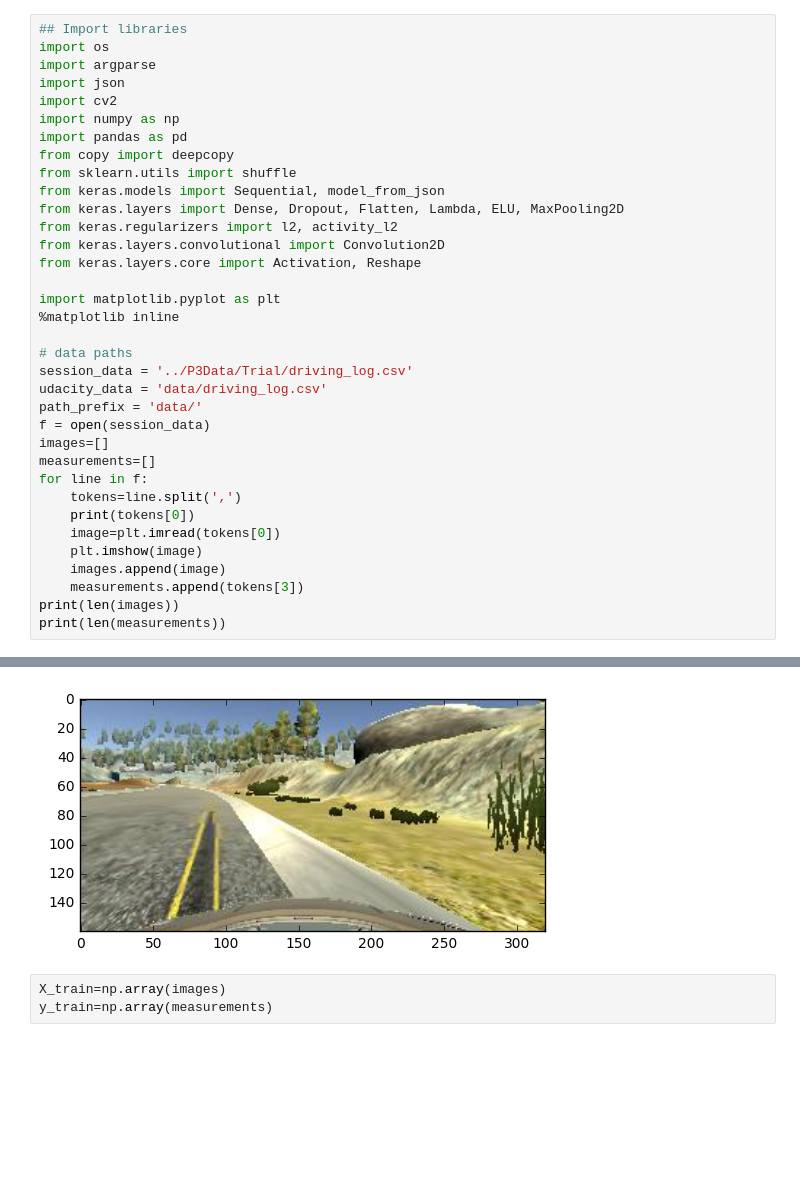
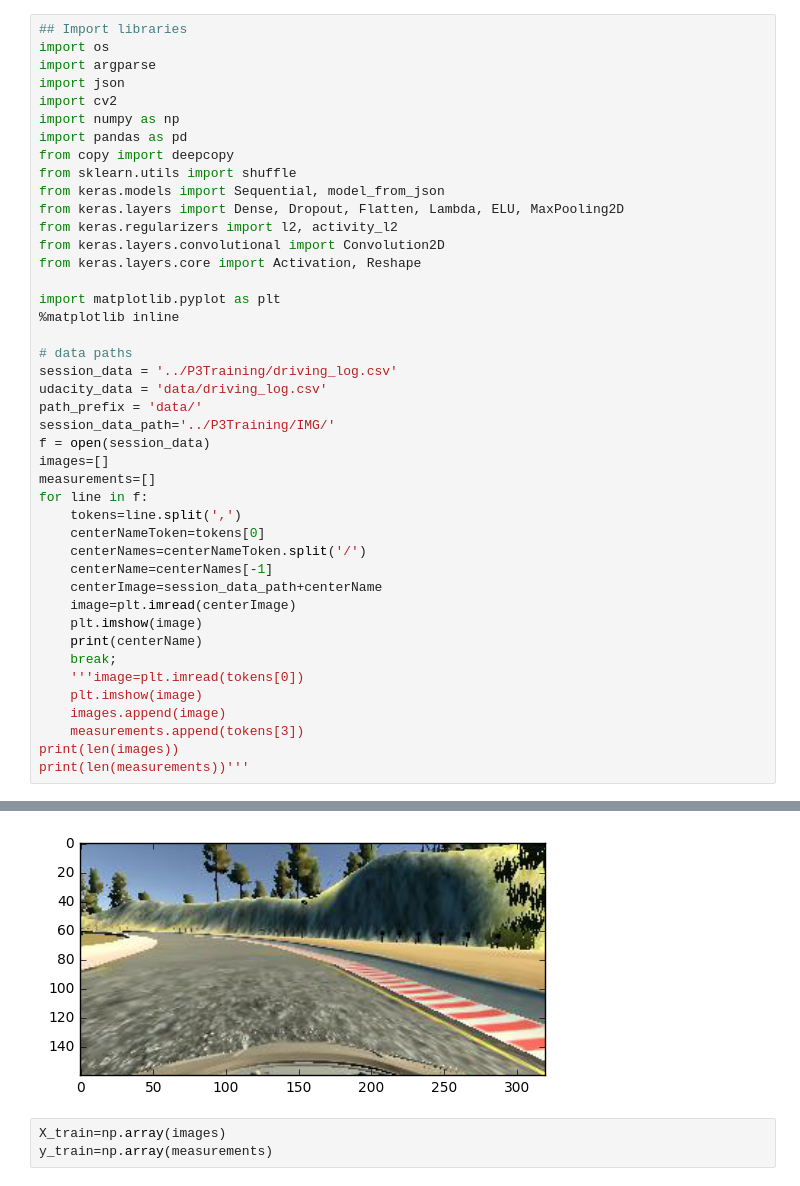
Before and after one commit to anshulee/CarND-Behavioral-Cloning-P3, a Jupyter notebook: MyModel.ipynb, the cells around one changed output, grey strips where cells are left out. Saved outputs shown, nothing was run; the diff lists cells and outputs as text; blank space fills up the shorter version.

Commit message:
generalized path

```diff
--- a/MyModel.ipynb
+++ b/MyModel.ipynb
@@ -18,19 +18,27 @@ import matplotlib.pyplot as plt
 %matplotlib inline
 
 # data paths
-session_data = '../P3Data/Trial/driving_log.csv'
+session_data = '../P3Training/driving_log.csv'
 udacity_data = 'data/driving_log.csv'
 path_prefix = 'data/'
+session_data_path='../P3Training/IMG/'
 f = open(session_data)
 images=[]
 measurements=[]
 for line in f:
     tokens=line.split(',')
-    print(tokens[0])
-    image=plt.imread(tokens[0])
+    centerNameToken=tokens[0]
+    centerNames=centerNameToken.split('/')
+    centerName=centerNames[-1]
+    centerImage=session_data_path+centerName
+    image=plt.imread(centerImage)
+    plt.imshow(image)
+    print(centerName)
+    break;
+    '''image=plt.imread(tokens[0])
     plt.imshow(image)
     images.append(image)
     measurements.append(tokens[3])
 print(len(images))
-print(len(measurements))
+print(len(measurements))'''
 # %% [output]
@@ -54,4 +46,4 @@ print(len(measurements))
-[figure, old version]
+[figure, new version]
 # %%
 X_train=np.array(images)
 y_train=np.array(measurements)
```
Also changed, not shown: parts of 1 cell of this notebook.
